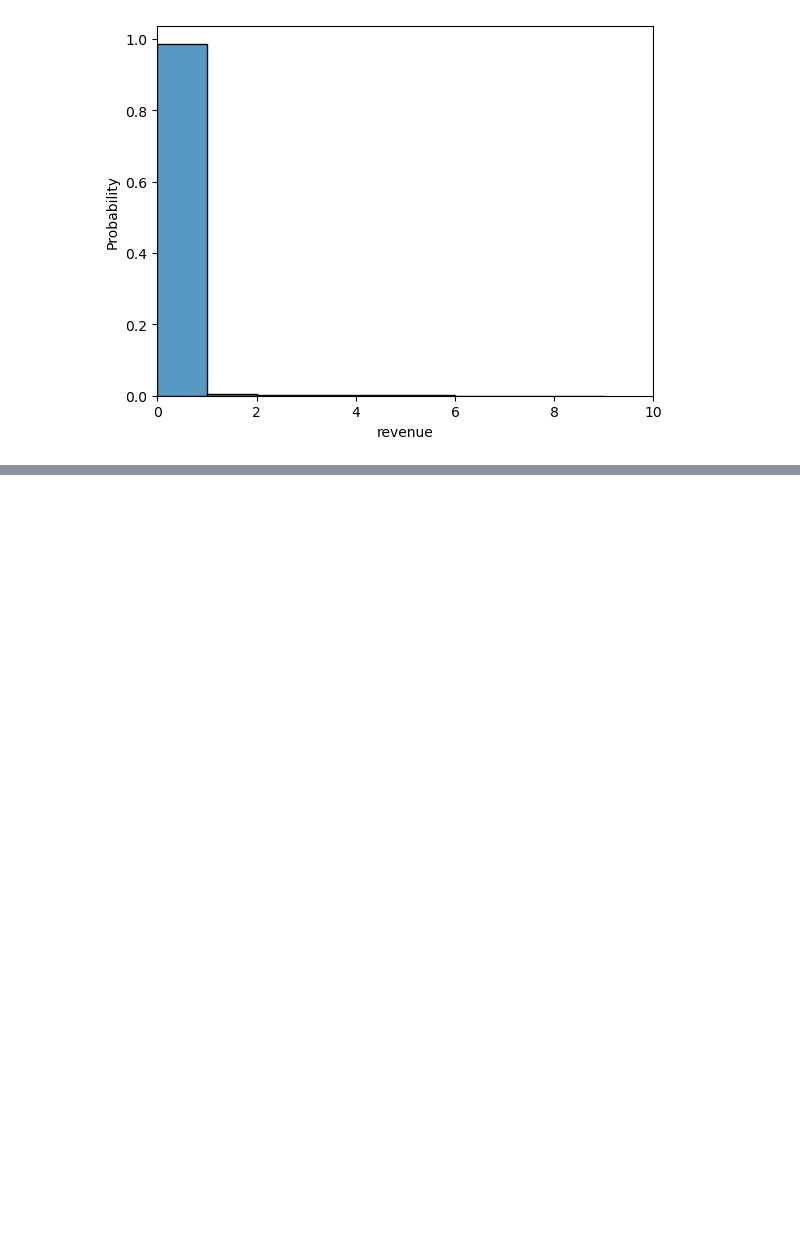
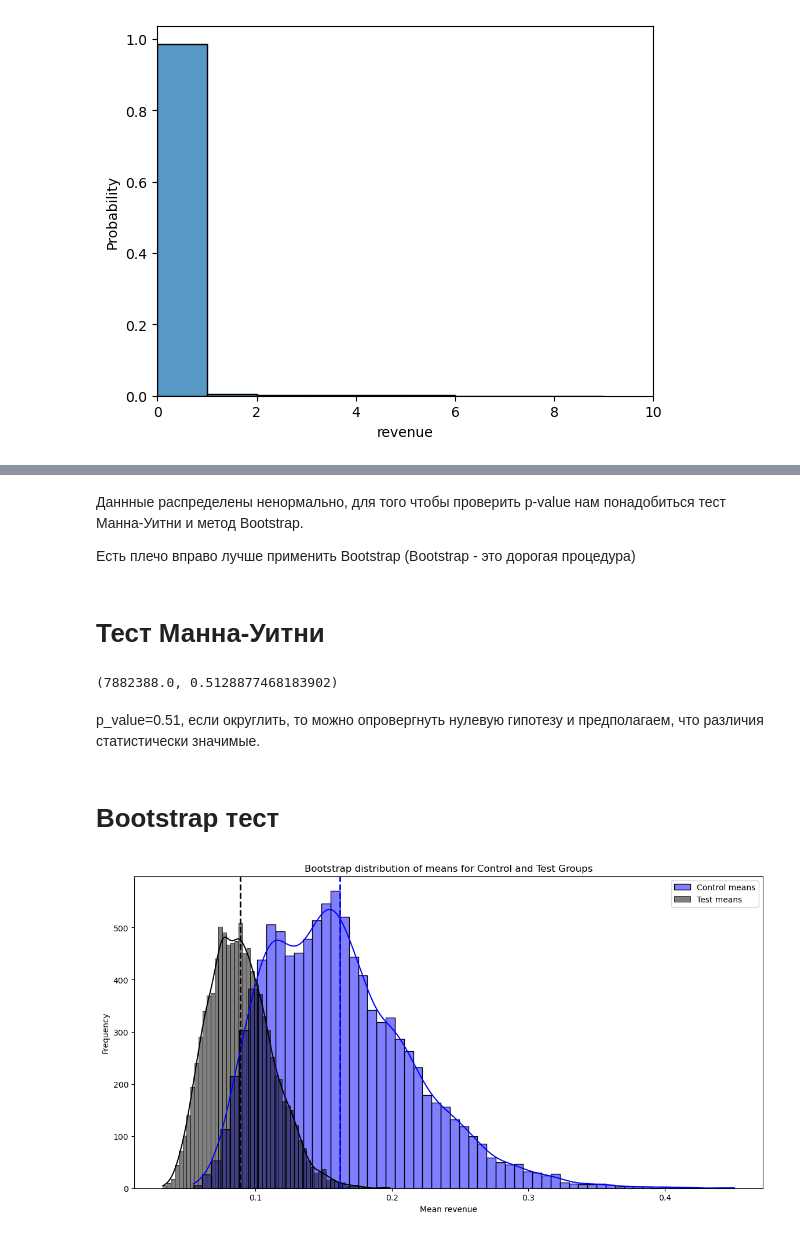
Before and after one commit to dariaveremey/Ab-testing_, a Jupyter notebook: Ab-testing.ipynb, the cells around one changed output, grey strips where cells are left out. Cells and saved outputs as stored; diff of their text form; code cells hidden in the pictures; blank space fills up the shorter version.

```diff
--- a/Ab-testing.ipynb
+++ b/Ab-testing.ipynb
@@ -152,0 +172,6 @@ ax_clicks.set_xlim((0, 10))
+# %% [markdown]
+Даннные распределены ненормально, для того чтобы проверить p-value нам понадобиться тест Манна-Уитни и метод Bootstrap.
+
+Eсть плечо вправо лучше применить Bootstrap (Bootstrap - это дорогая процедура)
+# %% [markdown]
+#  Тест Манна-Уитни
@@ -152,0 +180,28 @@ ax_clicks.set_xlim((0, 10))
+# %%
+u_stat, p_value
+# %% [output]
+(7882388.0, 0.5128877468183902)
+# %% [markdown]
+p_value=0.51, если округлить, то можно опровергнуть нулевую гипотезу и предполагаем, что различия статистически значимые.
+# %% [markdown]
+# Bootstrap тест
+# %%
+np.random.seed(42)
+n = 10000
+control_means = np.random.choice(control_revenue, size=(n, len(control_revenue)), replace=True).mean(axis=1)
+test_means = np.random.choice(test_revenue, size=(n, len(test_revenue)), replace=True).mean(axis=1)
+# %%
+plt.figure(figsize=(14, 7))
+
+sns.histplot(control_means, color='blue', kde=True, label='Control means')
+sns.histplot(test_means, color='black', kde=True, label='Test means')
+
+plt.axvline(control_revenue.mean(), color='blue', linestyle='dashed', linewidth=2)
+plt.axvline(test_revenue.mean(), color='black', linestyle='dashed', linewidth=2)
+plt.legend()
+plt.title('Bootstrap distribution of means for Control and Test Groups')
+plt.xlabel('Mean revenue')
+plt.ylabel('Frequency')
+plt.show()
+# %% [output]
+[figure, added]
```
Also changed, not shown: parts of 23 cells of this notebook.
